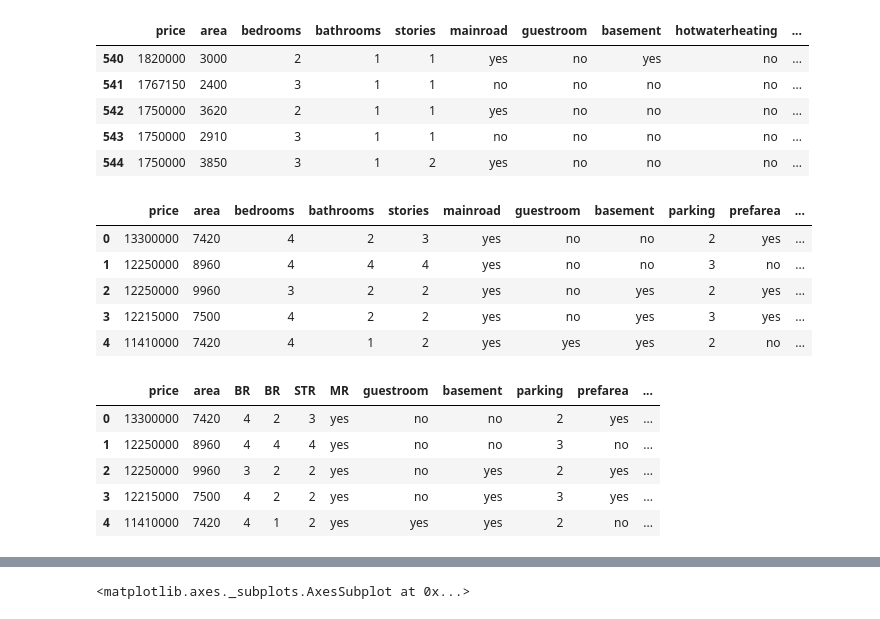
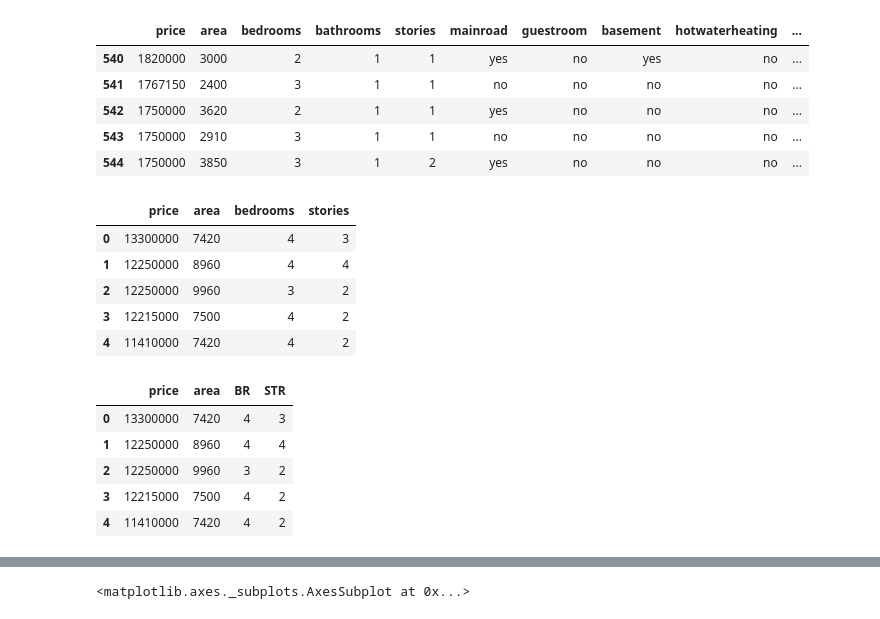
Before and after one commit to gitmccoyabrasaldo/Elective2-MachineLearning, a Jupyter notebook: Exploratory_data_Analysis.ipynb, the cells around one changed output, grey strips where cells are left out. Drawn from its saved outputs; the diff is of its cells as text; code cells hidden in the pictures.

```diff
--- a/Exploratory_data_Analysis.ipynb
+++ b/Exploratory_data_Analysis.ipynb
@@ -383,27 +383,27 @@ df = df.type
 # %%
 #@title Drop the irrelevant  features like airconditioning , heat watering
 import pandas as pd
 df = pd.read_csv("/Housing.csv")
-df = df.drop(['airconditioning', 'hotwaterheating'], axis=1)
+df = df.drop(['airconditioning', 'hotwaterheating', "bathrooms", "guestroom", "basement", "parking", "prefarea", "furnishingstatus", "mainroad"], axis=1)
 df.head(5)
 # %% [output]
-|  | price | area | bedrooms | bathrooms | stories | mainroad | guestroom | basement | parking | prefarea | ... |
-| 0 | 13300000 | 7420 | 4 | 2 | 3 | yes | no | no | 2 | yes | ... |
-| 1 | 12250000 | 8960 | 4 | 4 | 4 | yes | no | no | 3 | no | ... |
-| 2 | 12250000 | 9960 | 3 | 2 | 2 | yes | no | yes | 2 | yes | ... |
-| 3 | 12215000 | 7500 | 4 | 2 | 2 | yes | no | yes | 3 | yes | ... |
-| 4 | 11410000 | 7420 | 4 | 1 | 2 | yes | yes | yes | 2 | no | ... |
+|  | price | area | bedrooms | stories |
+| 0 | 13300000 | 7420 | 4 | 3 |
+| 1 | 12250000 | 8960 | 4 | 4 |
+| 2 | 12250000 | 9960 | 3 | 2 |
+| 3 | 12215000 | 7500 | 4 | 2 |
+| 4 | 11410000 | 7420 | 4 | 2 |
 # %%
 #@title Rename the columns bedroom to BR,  stories to STR, mainroad to MR
-df = df.rename(columns={"bedrooms": "BR", "bathrooms": "BR", "stories": "STR", "mainroad": "MR"})
+df = df.rename(columns={"bedrooms": "BR", "stories": "STR", "mainroad": "MR"})
 df.head(5)
 # %% [output]
-|  | price | area | BR | BR | STR | MR | guestroom | basement | parking | prefarea | ... |
-| 0 | 13300000 | 7420 | 4 | 2 | 3 | yes | no | no | 2 | yes | ... |
-| 1 | 12250000 | 8960 | 4 | 4 | 4 | yes | no | no | 3 | no | ... |
-| 2 | 12250000 | 9960 | 3 | 2 | 2 | yes | no | yes | 2 | yes | ... |
-| 3 | 12215000 | 7500 | 4 | 2 | 2 | yes | no | yes | 3 | yes | ... |
-| 4 | 11410000 | 7420 | 4 | 1 | 2 | yes | yes | yes | 2 | no | ... |
+|  | price | area | BR | STR |
+| 0 | 13300000 | 7420 | 4 | 3 |
+| 1 | 12250000 | 8960 | 4 | 4 |
+| 2 | 12250000 | 9960 | 3 | 2 |
+| 3 | 12215000 | 7500 | 4 | 2 |
+| 4 | 11410000 | 7420 | 4 | 2 |
 # %%
 #@title Dropped the duplicate rows
 duplicate_rows_df = df[df.duplicated()]
```
Also changed, not shown: parts of 6 cells of this notebook.
